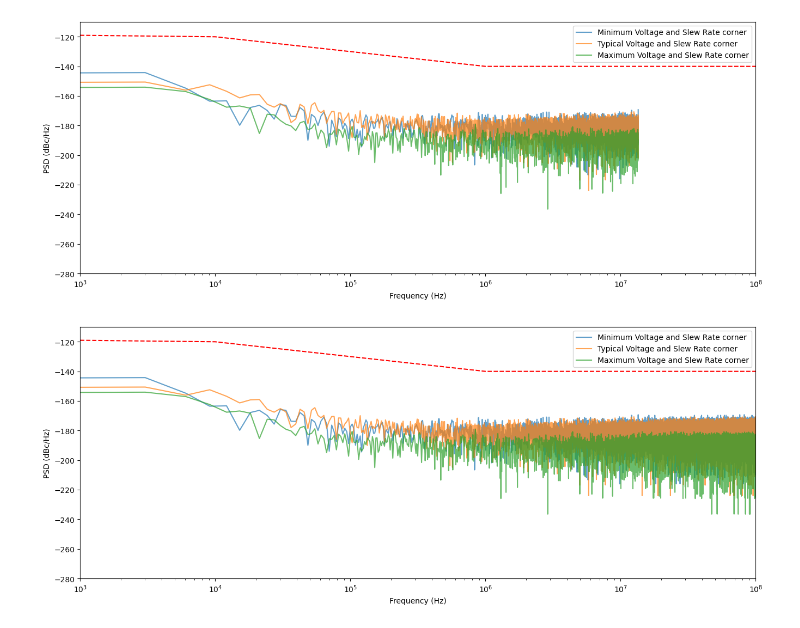
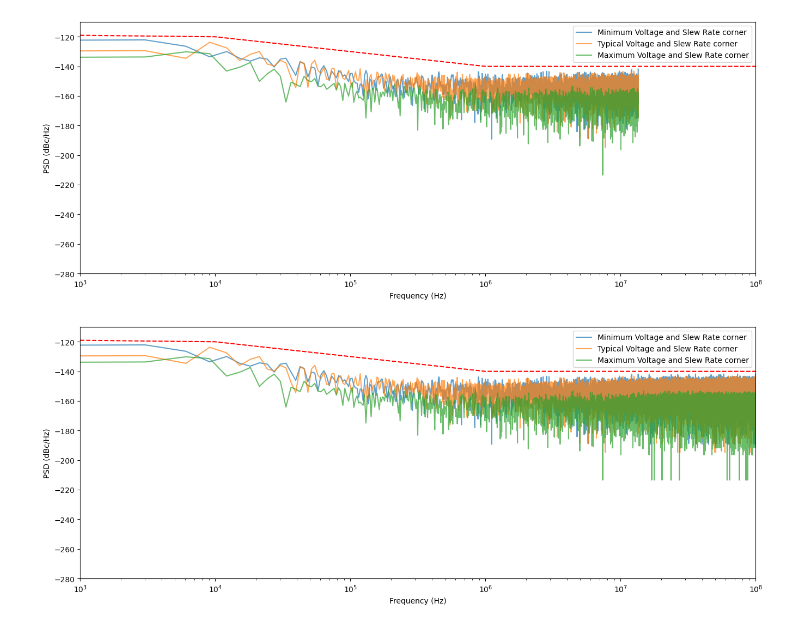
Before and after one commit to joelryv/phase_noise, a Jupyter notebook: pure_phase_noise.ipynb, the cells around one changed output. Drawn from its saved outputs; the diff is of its cells as text; code cells hidden in the pictures.

```diff
--- a/pure_phase_noise.ipynb
+++ b/pure_phase_noise.ipynb
@@ -23,29 +23,48 @@ def get_frequency(periods):
     frequency = np.mean(1 / periods)
     return frequency
 
+## def get_TIE(rise_times, frequency):
+##     time = np.arange(len(rise_times)) / frequency
+##     ideal_rise_times = rise_times[0] + time
+##     TIE = rise_times - ideal_rise_times
+##     return TIE
+
 def get_TIE(rise_times, frequency):
-    time = np.arange(len(rise_times)) / frequency
-    ideal_rise_times = rise_times[0] + time
-    TIE = rise_times - ideal_rise_times
-    return TIE
+    rise_times = np.array(rise_times)
+    edge_index = np.arange(rise_times.size, dtype=float)
+    fitted_period_s, fitted_intercept_s = np.polyfit(edge_index, rise_times, 1)
+    fitted_frequency_hz = 1.0 / fitted_period_s
+    ideal_crossing_times_fitted_s = fitted_intercept_s + fitted_period_s * edge_index
+    tie_fitted_s = (rise_times - ideal_crossing_times_fitted_s)*0.5
+    return tie_fitted_s, fitted_frequency_hz
 
 def get_phi(TIE, frequency):
     phi = TIE * 2 * np.pi * frequency
     centered_phi = phi - np.mean(phi)
     return centered_phi
 
+# def get_SS_PSD(centered_phi, frequency):
+#     phi_fft = np.fft.fft(centered_phi)
+#     norm_phi_fft = phi_fft / len(centered_phi) # Normalized phi (phi/N)
+#     phi_freqs = np.fft.fftfreq(len(centered_phi), d=1/frequency)
+#     ss_fft = norm_phi_fft[:len(norm_phi_fft)//2]*2 # Multiply by 2 to account for single-sided spectrum
+#     ss_freqs = phi_freqs[:len(phi_freqs)//2]
+#     ss_power = np.abs(ss_fft)**2
+#     ss_psd = ss_power / frequency # Normalization for PSD
+#     return ss_freqs, ss_psd
+
 def get_SS_PSD(centered_phi, frequency):
     phi_fft = np.fft.fft(centered_phi)
-    norm_phi_fft = phi_fft / len(centered_phi) # Normalized phi (phi/N)
-    phi_freqs = np.fft.fftfreq(len(centered_phi), d=1/frequency)
-    ss_fft = norm_phi_fft[:len(norm_phi_fft)//2]*2 # Multiply by 2 to account for single-sided spectrum
-    ss_freqs = phi_freqs[:len(phi_freqs)//2]
-    ss_power = np.abs(ss_fft)**2
-    ss_psd = ss_power / frequency # Normalization for PSD
+    psd = np.abs(phi_fft)**2
+    psd_norm = psd / (len(centered_phi)*frequency)
+    psd_freqs = np.fft.fftfreq(len(centered_phi), d=1/frequency)
+    ss_psd = psd_norm[:len(psd_norm)//2] # Single-sided PSD
+    ss_psd[1:] *= 2  # Multiply by 2 to account for single-sided spectrum, except for DC component
+    ss_freqs = psd_freqs[:len(psd_freqs)//2]
     return ss_freqs, ss_psd
 # %%
 def plot_phase_noise(ss_freqs, ss_psd, label):
-    plt.plot(ss_freqs, 10*np.log10(ss_psd), label=label, alpha=0.7)
+    plt.plot(ss_freqs, 10*np.log10(ss_psd/2), label=label, alpha=0.7)
     plt.xscale('log')
 
 files = [RISE_TIMES_MIN, RISE_TIMES_TYP, RISE_TIMES_MAX]
@@ -56,7 +75,7 @@ for file, label in zip(files, labels):
     rise_times = get_rise_times(file)
     periods = get_periods(rise_times)
     frequency = get_frequency(periods)
-    TIE = get_TIE(rise_times, frequency)
+    TIE, frequency = get_TIE(rise_times, frequency)
     phi = get_phi(TIE, frequency)
     ss_freqs, ss_psd = get_SS_PSD(phi, frequency)
     plot_phase_noise(ss_freqs, ss_psd, label=label)
@@ -71,32 +90,32 @@ plt.legend()
 plt.plot(mask_f, mask, 'r--')
 plt.show()
 # %% [output]
-[figure, old version]
+[figure, new version]
 # %%
 rng = np.random.default_rng()
 
 plt.figure(figsize=(16, 6))
 for file, label in zip(files, labels):
     rise_times = get_rise_times(file)
     periods = get_periods(rise_times)
     frequency = get_frequency(periods)
-    TIE = get_TIE(rise_times, frequency)
+    TIE, frequency = get_TIE(rise_times, frequency)
     phi = get_phi(TIE, frequency)
     ss_freqs, ss_psd = get_SS_PSD(phi, frequency)
     f_delta = ss_freqs[1] - ss_freqs[0]
     len_needed = int((1e8 - ss_freqs[-1]) / f_delta)
     fold_noise = ss_psd[ss_freqs > 1e6]
     mean_noise = rng.choice(fold_noise, size=len_needed, replace=True)
     ss_freqs = np.concatenate([ss_freqs, ss_freqs[-1] + f_delta * np.arange(1, len_needed + 1)])
     ss_psd = np.concatenate([ss_psd, mean_noise])
     plot_phase_noise(ss_freqs, ss_psd, label=label)
 
 plt.xlabel('Frequency (Hz)')
 plt.xlim([1e3, 1e8])
 plt.ylabel('PSD (dBc/Hz)')
 plt.ylim([-280, -110])
 plt.legend()
 plt.plot(mask_f, mask, 'r--')
 plt.show()
 # %% [output]
-[figure, old version]
+[figure, new version]
```
Also changed, not shown: 10 other files.
